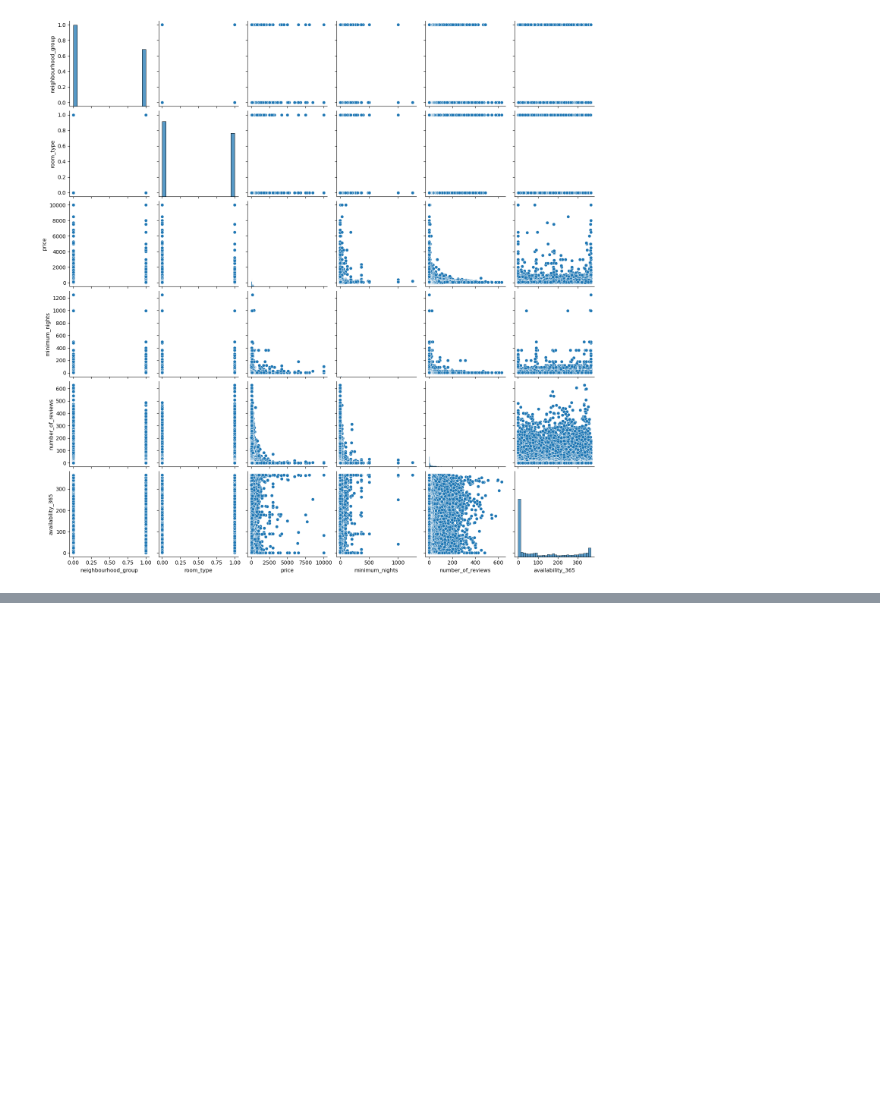
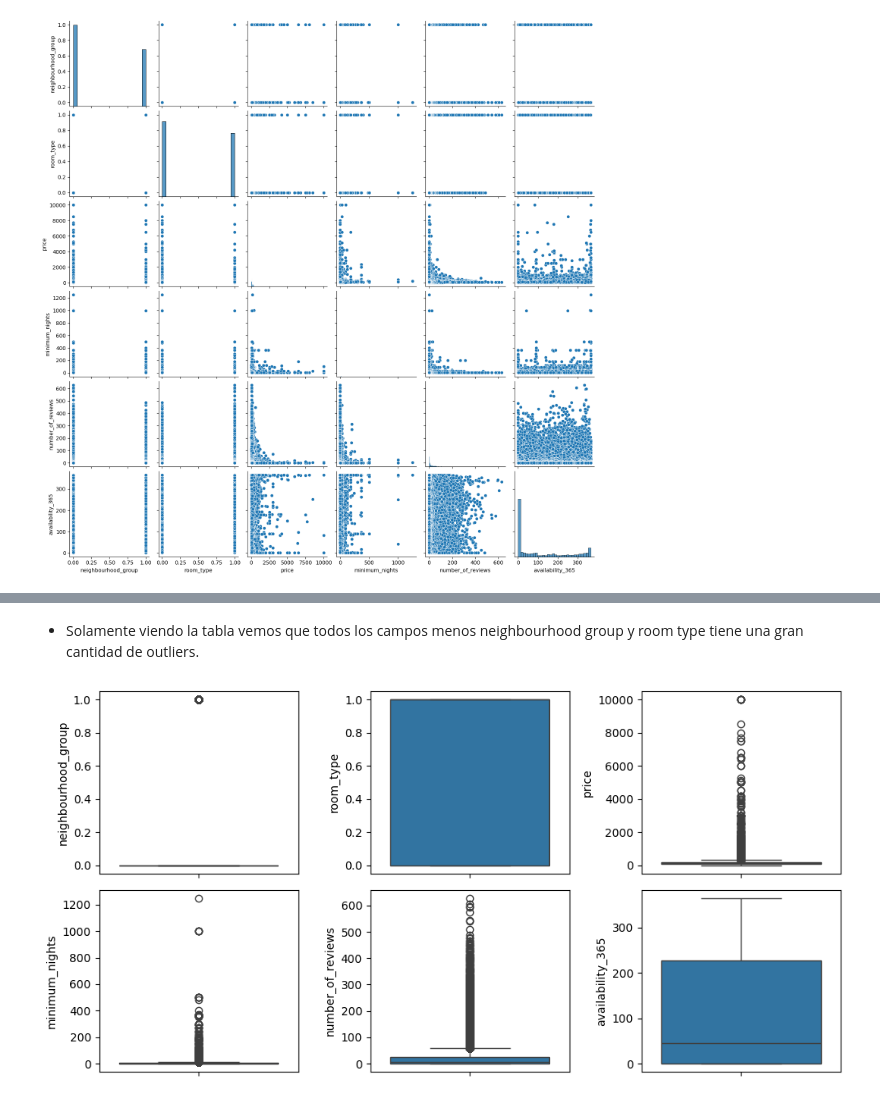
Before and after one commit to Fj-martinez33/AirBnB-NewYork, a Jupyter notebook: src/explore.ipynb, the cells around one changed output, grey strips where cells are left out. Cells and saved outputs as stored; diff of their text form; code cells hidden in the pictures; blank space fills up the shorter version.

Commit message:
outliers

```diff
--- a/src/explore.ipynb
+++ b/src/explore.ipynb
@@ -384,0 +420,18 @@ sns.pairplot(data=data)
+# %% [markdown]
+- Solamente viendo la tabla vemos que todos los campos menos neighbourhood group y room type tiene una gran cantidad de outliers.
+# %%
+#Grafica de outliers
+
+fig, axis = plt.subplots(2, 3, figsize=(10,5))
+
+sns.boxplot( ax = axis[0,0], data = data, y = "neighbourhood_group")
+sns.boxplot( ax  = axis[0,1], data = data, y = "room_type")
+sns.boxplot( ax = axis [0,2], data = data, y = "price")
+sns.boxplot( ax = axis[1,0], data = data, y = "minimum_nights")
+sns.boxplot( ax = axis[1,1], data = data, y = "number_of_reviews")
+sns.boxplot( ax = axis[1,2], data = data, y = "availability_365")
+
+plt.tight_layout()
+plt.show()
+# %% [output]
+[figure, added]
```
Also changed, not shown: parts of 9 cells of this notebook, 3 other files.
